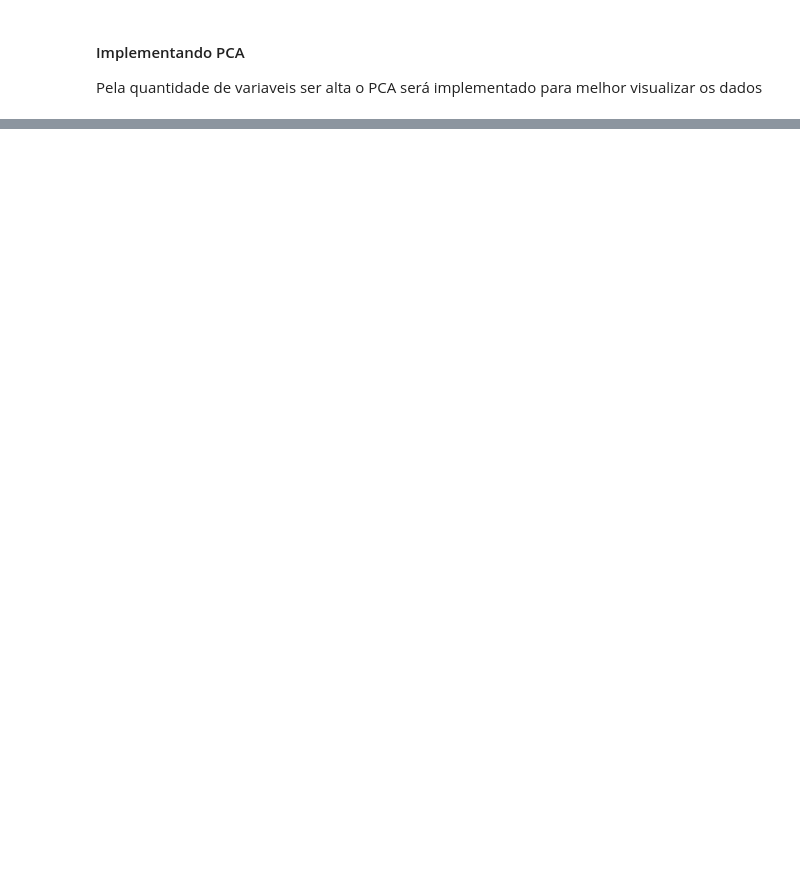
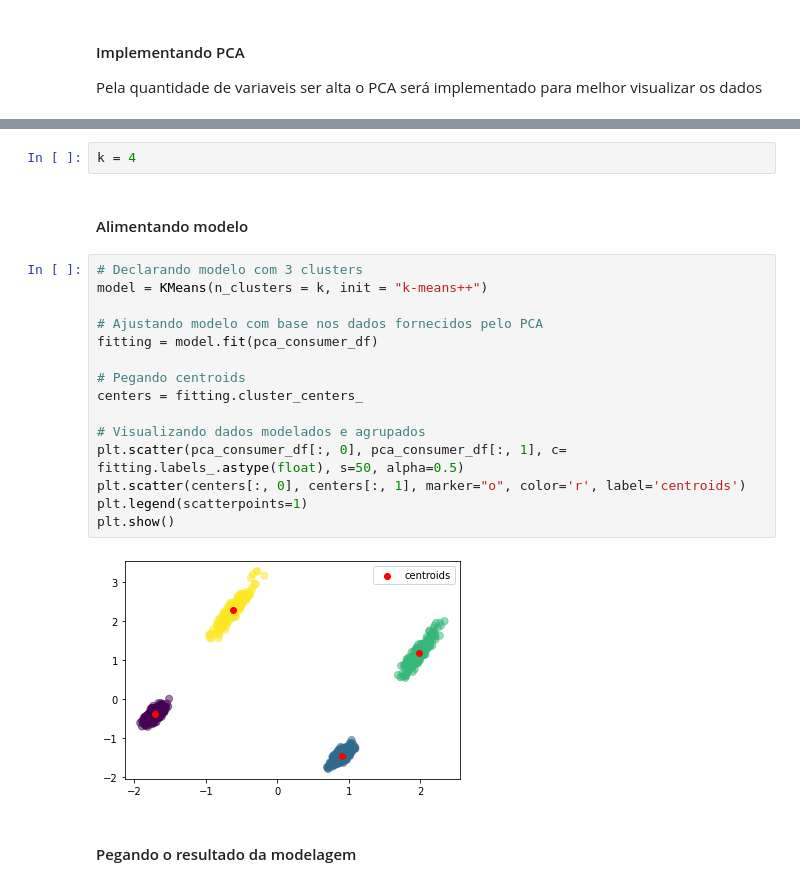
Before and after one commit to Brendhon/conecta-cafe-ml, a Jupyter notebook: Projeto C318.ipynb, the cells around one changed output, grey strips where cells are left out. Saved outputs shown, nothing was run; the diff lists cells and outputs as text; blank space fills up the shorter version.

```diff
--- a/Projeto C318.ipynb
+++ b/Projeto C318.ipynb
@@ -372,0 +346,23 @@ plt.show()
+# %%
+k = 4
+# %% [markdown]
+#### Alimentando modelo
+# %%
+# Declarando modelo com 3 clusters
+model = KMeans(n_clusters = k, init = "k-means++")
+
+# Ajustando modelo com base nos dados fornecidos pelo PCA
+fitting = model.fit(pca_consumer_df)
+
+# Pegando centroids
+centers = fitting.cluster_centers_
+
+# Visualizando dados modelados e agrupados
+plt.scatter(pca_consumer_df[:, 0], pca_consumer_df[:, 1], c= fitting.labels_.astype(float), s=50, alpha=0.5)
+plt.scatter(centers[:, 0], centers[:, 1], marker="o", color='r', label='centroids')
+plt.legend(scatterpoints=1)
+plt.show()
+# %% [output]
+[figure, added]
+# %% [markdown]
+#### Pegando o resultado da modelagem
```
Also changed, not shown: parts of 46 cells of this notebook.
